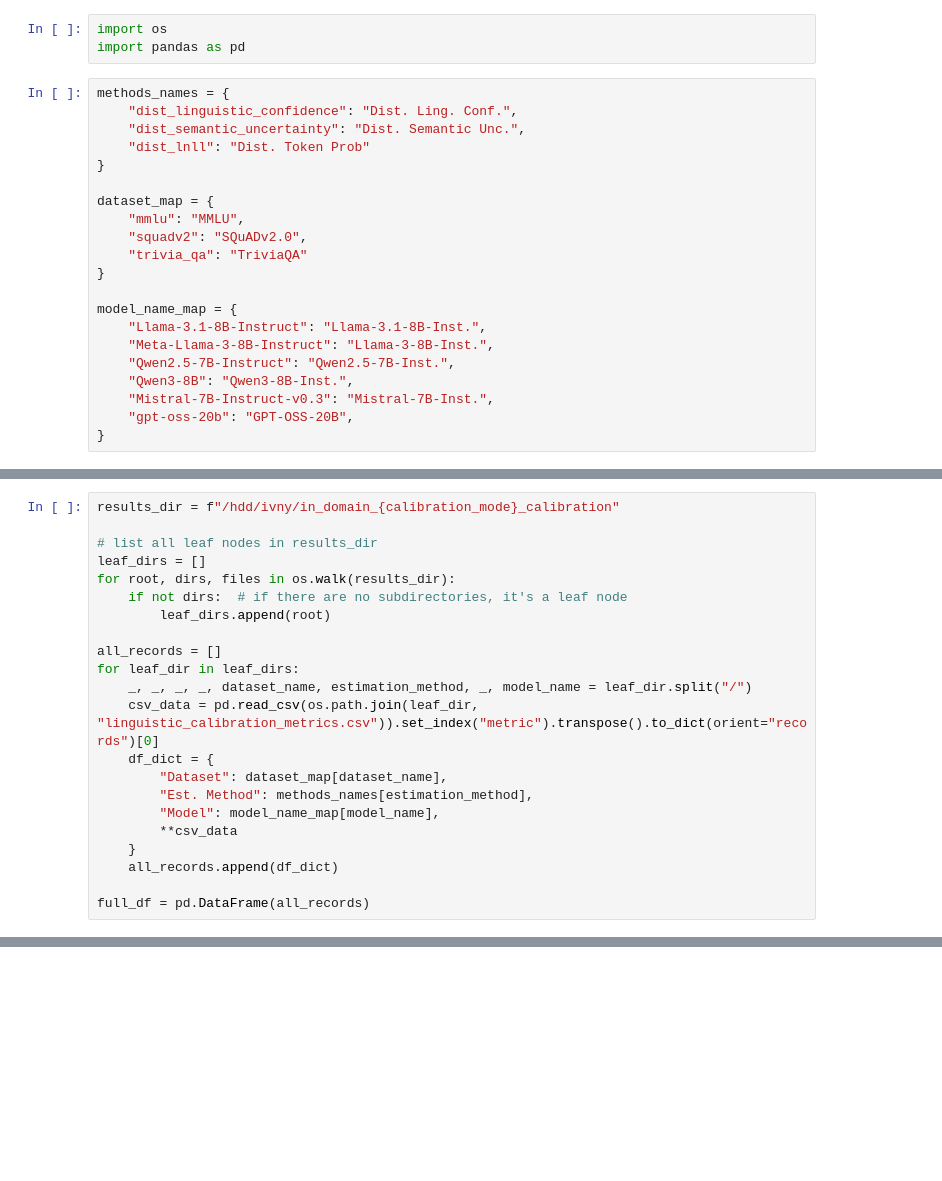
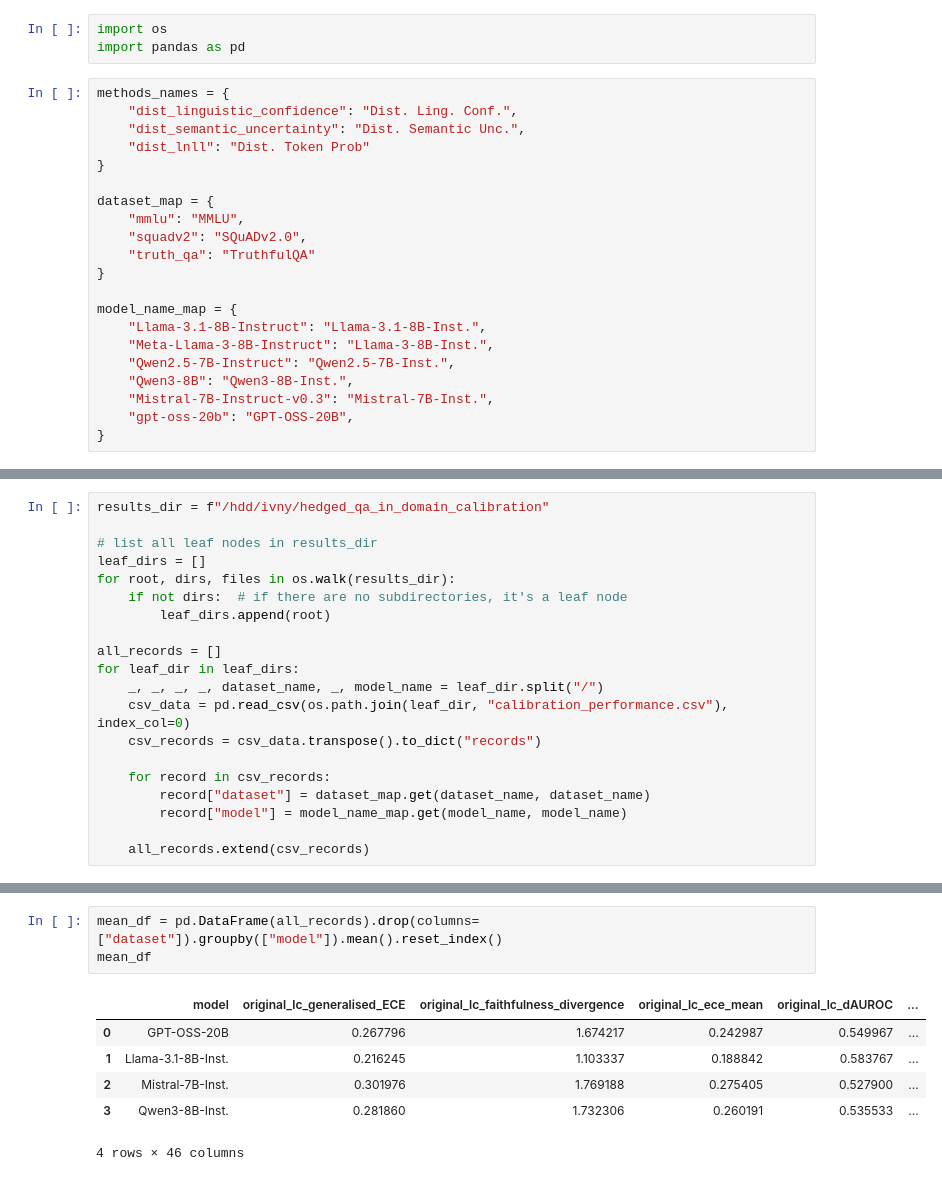
Before and after one commit to Ivan-Yeh/lm-confidence-evaluation-harness, a Jupyter notebook: papers/in_domain_post_hoc.ipynb, the cells around one changed output, grey strips where cells are left out. Saved outputs shown, nothing was run; the diff lists cells and outputs as text; blank space fills up the shorter version.

Commit message:
updated paper materials; adjusted calibration pipeline and metrics

```diff
--- a/papers/in_domain_post_hoc.ipynb
+++ b/papers/in_domain_post_hoc.ipynb
@@ -11,7 +11,7 @@ methods_names = {
 dataset_map = {
     "mmlu": "MMLU",
     "squadv2": "SQuADv2.0",
-    "trivia_qa": "TriviaQA"
+    "truth_qa": "TruthfulQA"
 }
 
 model_name_map = {
@@ -27,5 +25,5 @@ calibration_mode = "univariate"
 # %%
-results_dir = f"/hdd/ivny/in_domain_{calibration_mode}_calibration"
+results_dir = f"/hdd/ivny/hedged_qa_in_domain_calibration"
 
 # list all leaf nodes in results_dir
 leaf_dirs = []
@@ -35,14 +33,12 @@ for root, dirs, files in os.walk(results_dir):
 
 all_records = []
 for leaf_dir in leaf_dirs:
-    _, _, _, _, dataset_name, estimation_method, _, model_name = leaf_dir.split("/")
-    csv_data = pd.read_csv(os.path.join(leaf_dir, "linguistic_calibration_metrics.csv")).set_index("metric").transpose().to_dict(orient="records")[0]
-    df_dict = {
-        "Dataset": dataset_map[dataset_name],
-        "Est. Method": methods_names[estimation_method],
-        "Model": model_name_map[model_name],
-        **csv_data
-    }
-    all_records.append(df_dict)
+    _, _, _, _, dataset_name, _, model_name = leaf_dir.split("/")
+    csv_data = pd.read_csv(os.path.join(leaf_dir, "calibration_performance.csv"), index_col=0)
+    csv_records = csv_data.transpose().to_dict("records")
 
-full_df = pd.DataFrame(all_records)
+    for record in csv_records:
+        record["dataset"] = dataset_map.get(dataset_name, dataset_name)
+        record["model"] = model_name_map.get(model_name, model_name)
+
+    all_records.extend(csv_records)
@@ -223,0 +45,10 @@ plt.savefig(f"{calibration_mode}_post_hoc_{space}_calibration_in_domain.pdf", bb
+# %%
+mean_df = pd.DataFrame(all_records).drop(columns=["dataset"]).groupby(["model"]).mean().reset_index()
+mean_df
+# %% [output]
+|  | model | original_lc_generalised_ECE | original_lc_faithfulness_divergence | original_lc_ece_mean | original_lc_dAUROC | ... |
+| 0 | GPT-OSS-20B | 0.267796 | 1.674217 | 0.242987 | 0.549967 | ... |
+| 1 | Llama-3.1-8B-Inst. | 0.216245 | 1.103337 | 0.188842 | 0.583767 | ... |
+| 2 | Mistral-7B-Inst. | 0.301976 | 1.769188 | 0.275405 | 0.527900 | ... |
+| 3 | Qwen3-8B-Inst. | 0.281860 | 1.732306 | 0.260191 | 0.535533 | ... |
+4 rows × 46 columns
```
Also changed, not shown: parts of 6 cells of this notebook, 27 other files.
